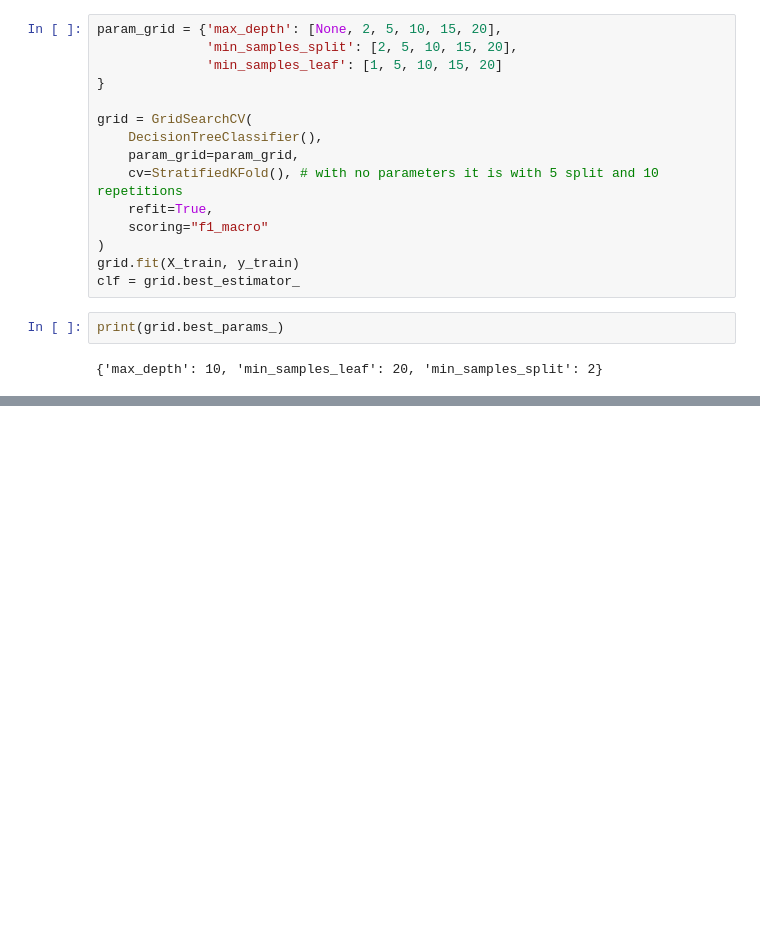
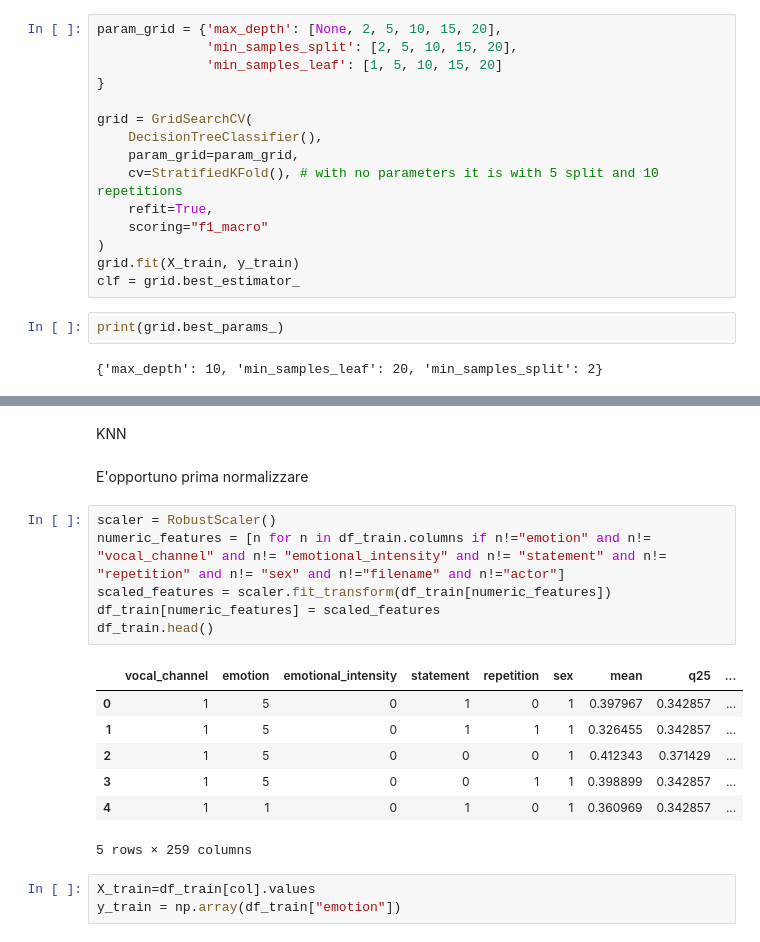
Before and after one commit to Diabelny/Data-Mining-2, a Jupyter notebook: Classification.ipynb, the cells around one changed output, grey strips where cells are left out. Drawn from its saved outputs; the diff is of its cells as text; blank space fills up the shorter version.

```diff
--- a/Classification.ipynb
+++ b/Classification.ipynb
@@ -141,0 +144,21 @@ weighted avg       0.34      0.34      0.34       624
+# %% [markdown]
+KNN
+# %% [markdown]
+E'opportuno prima normalizzare
+# %%
+scaler = RobustScaler()
+numeric_features = [n for n in df_train.columns if n!="emotion" and n!= "vocal_channel" and n!= "emotional_intensity" and n!= "statement" and n!= "repetition" and n!= "sex" and n!="filename" and n!="actor"]
+scaled_features = scaler.fit_transform(df_train[numeric_features])
+df_train[numeric_features] = scaled_features
+df_train.head()
+# %% [output]
+|  | vocal_channel | emotion | emotional_intensity | statement | repetition | sex | mean | q25 | ... |
+| 0 | 1 | 5 | 0 | 1 | 0 | 1 | 0.397967 | 0.342857 | ... |
+| 1 | 1 | 5 | 0 | 1 | 1 | 1 | 0.326455 | 0.342857 | ... |
+| 2 | 1 | 5 | 0 | 0 | 0 | 1 | 0.412343 | 0.371429 | ... |
+| 3 | 1 | 5 | 0 | 0 | 1 | 1 | 0.398899 | 0.342857 | ... |
+| 4 | 1 | 1 | 0 | 1 | 0 | 1 | 0.360969 | 0.342857 | ... |
+5 rows × 259 columns
+# %%
+X_train=df_train[col].values
+y_train = np.array(df_train["emotion"])
```
Also changed, not shown: parts of 7 cells of this notebook.
